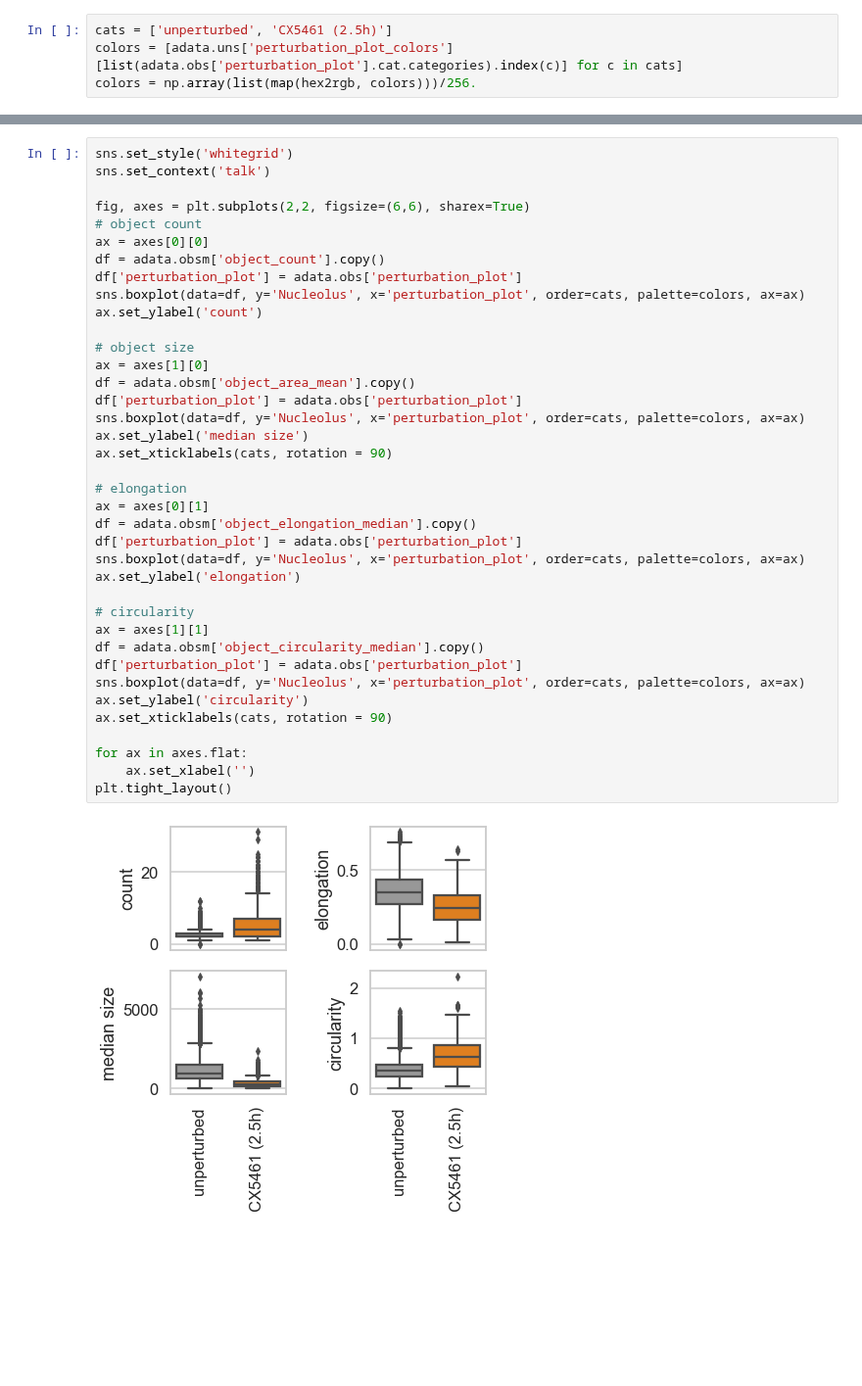
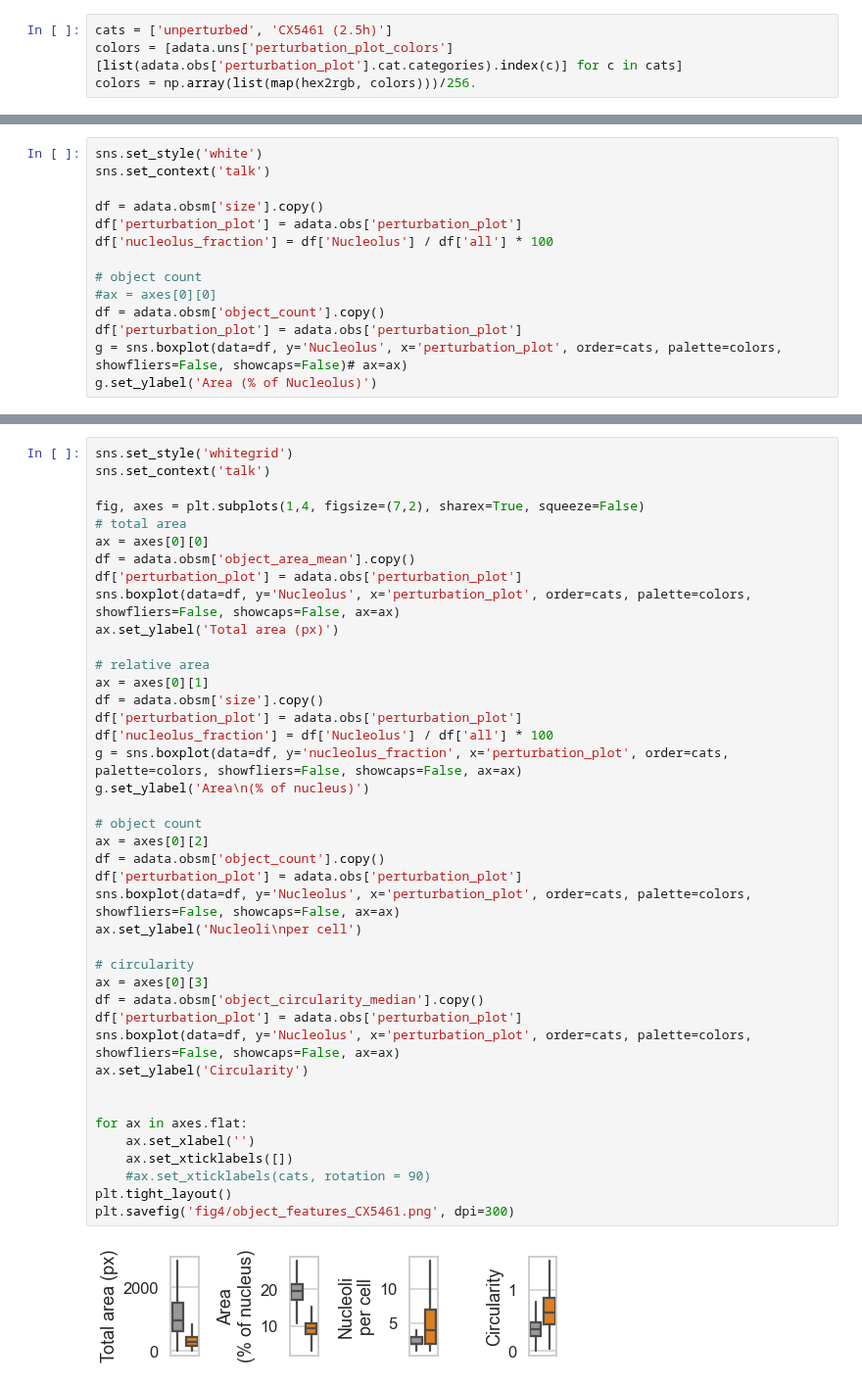
Before and after one commit to theislab/campa_ana, a Jupyter notebook: figures/fig4_object_features_CX5461.ipynb, the cells around one changed output, grey strips where cells are left out. Shown at 98% size. Saved outputs shown, nothing was run; the diff lists cells and outputs as text; blank space fills up the shorter version.

```diff
--- a/figures/fig4_object_features_CX5461.ipynb
+++ b/figures/fig4_object_features_CX5461.ipynb
@@ -40,0 +64,14 @@ colors = np.array(list(map(hex2rgb, colors)))/256.
+# %%
+sns.set_style('white')
+sns.set_context('talk')
+
+df = adata.obsm['size'].copy()
+df['perturbation_plot'] = adata.obs['perturbation_plot']
+df['nucleolus_fraction'] = df['Nucleolus'] / df['all'] * 100
+
+# object count
+#ax = axes[0][0]
+df = adata.obsm['object_count'].copy()
+df['perturbation_plot'] = adata.obs['perturbation_plot']
+g = sns.boxplot(data=df, y='Nucleolus', x='perturbation_plot', order=cats, palette=colors, showfliers=False, showcaps=False)# ax=ax)
+g.set_ylabel('Area (% of Nucleolus)')
@@ -41,40 +81,43 @@ colors = np.array(list(map(hex2rgb, colors)))/256.
 # %%
 sns.set_style('whitegrid')
 sns.set_context('talk')
 
-fig, axes = plt.subplots(2,2, figsize=(6,6), sharex=True)
+fig, axes = plt.subplots(1,4, figsize=(7,2), sharex=True, squeeze=False)
+# total area
+ax = axes[0][0]
+df = adata.obsm['object_area_mean'].copy()
+df['perturbation_plot'] = adata.obs['perturbation_plot']
+sns.boxplot(data=df, y='Nucleolus', x='perturbation_plot', order=cats, palette=colors, showfliers=False, showcaps=False, ax=ax)
+ax.set_ylabel('Total area (px)')
+
+# relative area
+ax = axes[0][1]
+df = adata.obsm['size'].copy()
+df['perturbation_plot'] = adata.obs['perturbation_plot']
+df['nucleolus_fraction'] = df['Nucleolus'] / df['all'] * 100
+g = sns.boxplot(data=df, y='nucleolus_fraction', x='perturbation_plot', order=cats, palette=colors, showfliers=False, showcaps=False, ax=ax)
+g.set_ylabel('Area\n(% of nucleus)')
+
 # object count
-ax = axes[0][0]
+ax = axes[0][2]
 df = adata.obsm['object_count'].copy()
 df['perturbation_plot'] = adata.obs['perturbation_plot']
-sns.boxplot(data=df, y='Nucleolus', x='perturbation_plot', order=cats, palette=colors, ax=ax)
-ax.set_ylabel('count')
-
-# object size
-ax = axes[1][0]
-df = adata.obsm['object_area_mean'].copy()
-df['perturbation_plot'] = adata.obs['perturbation_plot']
-sns.boxplot(data=df, y='Nucleolus', x='perturbation_plot', order=cats, palette=colors, ax=ax)
-ax.set_ylabel('median size')
-ax.set_xticklabels(cats, rotation = 90)
-
-# elongation
-ax = axes[0][1]
-df = adata.obsm['object_elongation_median'].copy()
-df['perturbation_plot'] = adata.obs['perturbation_plot']
-sns.boxplot(data=df, y='Nucleolus', x='perturbation_plot', order=cats, palette=colors, ax=ax)
-ax.set_ylabel('elongation')
+sns.boxplot(data=df, y='Nucleolus', x='perturbation_plot', order=cats, palette=colors, showfliers=False, showcaps=False, ax=ax)
+ax.set_ylabel('Nucleoli\nper cell')
 
 # circularity
-ax = axes[1][1]
+ax = axes[0][3]
 df = adata.obsm['object_circularity_median'].copy()
 df['perturbation_plot'] = adata.obs['perturbation_plot']
-sns.boxplot(data=df, y='Nucleolus', x='perturbation_plot', order=cats, palette=colors, ax=ax)
-ax.set_ylabel('circularity')
-ax.set_xticklabels(cats, rotation = 90)
+sns.boxplot(data=df, y='Nucleolus', x='perturbation_plot', order=cats, palette=colors, showfliers=False, showcaps=False, ax=ax)
+ax.set_ylabel('Circularity')
+
 
 for ax in axes.flat:
     ax.set_xlabel('')
+    ax.set_xticklabels([])
+    #ax.set_xticklabels(cats, rotation = 90)
 plt.tight_layout()
+plt.savefig('fig4/object_features_CX5461.png', dpi=300)
 # %% [output]
-[figure, old version]
+[figure, new version]
```
Also changed, not shown: parts of 3 cells of this notebook, 6 other files.
